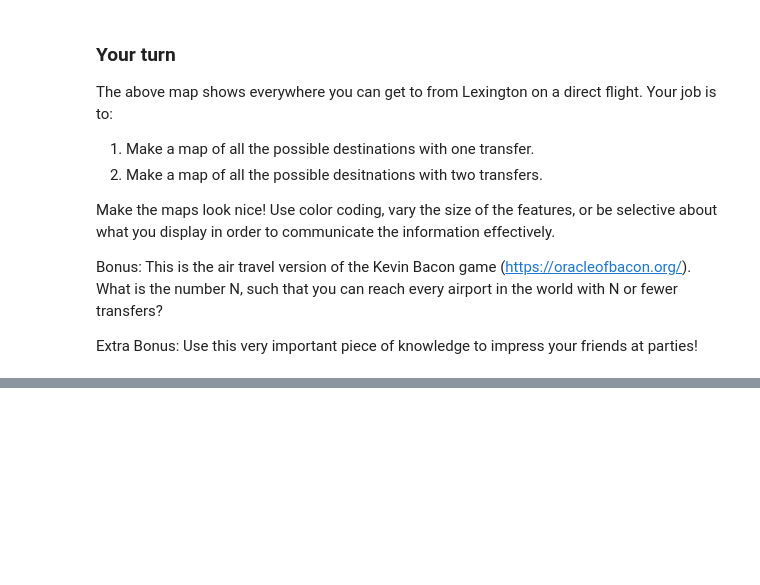
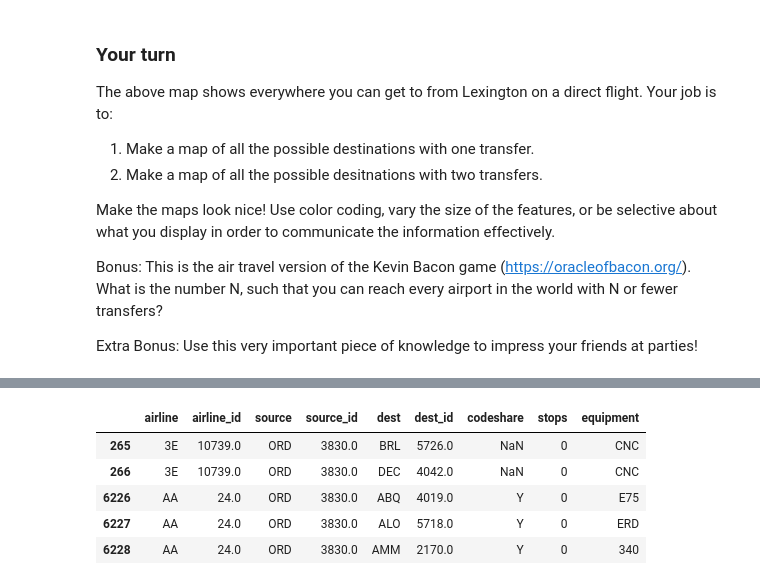
Before and after one commit to awob222/ce599, a Jupyter notebook: 09-Mapping/interactive-mapping.ipynb, the cells around one changed output, grey strips where cells are left out. Saved outputs shown, nothing was run; the diff lists cells and outputs as text; code cells hidden in the pictures; blank space fills up the shorter version.

```diff
--- a/09-Mapping/interactive-mapping.ipynb
+++ b/09-Mapping/interactive-mapping.ipynb
@@ -533,0 +521,9 @@ lex_routes1
+# %%
+lexroutes.head()
+# %% [output]
+|  | airline | airline_id | source | source_id | dest | dest_id | codeshare | stops | equipment |
+| 265 | 3E | 10739.0 | ORD | 3830.0 | BRL | 5726.0 | NaN | 0 | CNC |
+| 266 | 3E | 10739.0 | ORD | 3830.0 | DEC | 4042.0 | NaN | 0 | CNC |
+| 6226 | AA | 24.0 | ORD | 3830.0 | ABQ | 4019.0 | Y | 0 | E75 |
+| 6227 | AA | 24.0 | ORD | 3830.0 | ALO | 5718.0 | Y | 0 | ERD |
+| 6228 | AA | 24.0 | ORD | 3830.0 | AMM | 2170.0 | Y | 0 | 340 |
```
Also changed, not shown: parts of 26 cells of this notebook, 4 other files.
